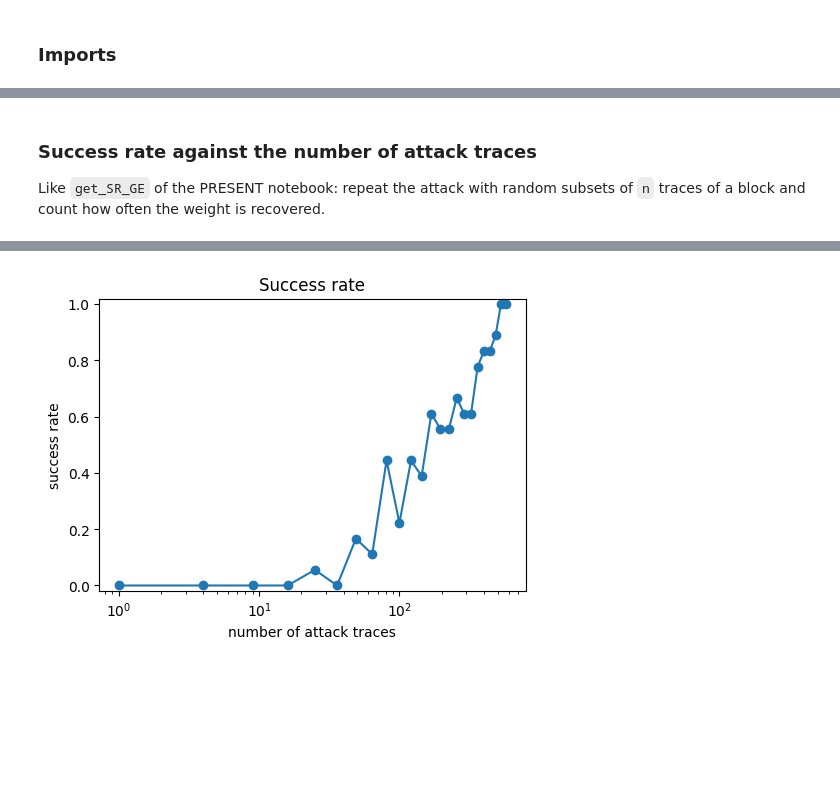
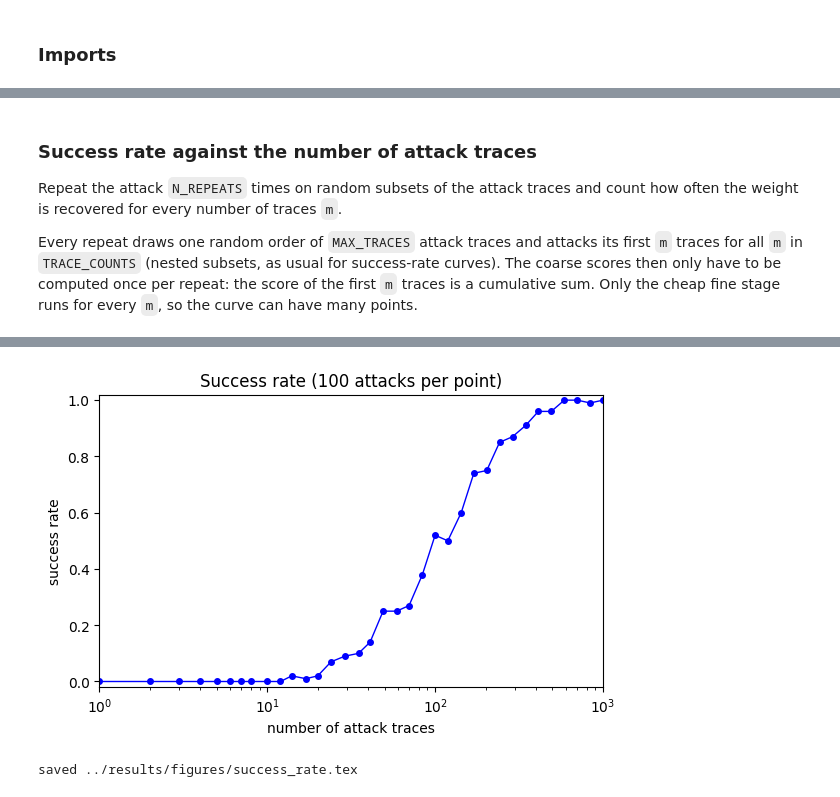
Before and after one commit to LubimPiskoty/CPA-of-NN-Weight-Parameters, a Jupyter notebook: analysis/TemplateDPA.ipynb, the cells around one changed output, grey strips where cells are left out. Cells and saved outputs as stored; diff of their text form; code cells hidden in the pictures; blank space fills up the shorter version.

```diff
--- a/analysis/TemplateDPA.ipynb
+++ b/analysis/TemplateDPA.ipynb
@@ -106,7 +170,7 @@ As in the PRESENT notebook the POIs are the samples that correlate most with the
 the whole float32 product, known for the profiling traces). A minimum distance between POIs avoids picking three
 neighbouring samples of the same peak.
 # %%
-K_COARSE, K_FINE = 8, 14
+K_COARSE, K_FINE, K_EXACT = 8, 14, 23
 N_POIS, POI_MIN_DIST = 3, 8
 
 labels = leak_class(p_inputs * p_weights, 23).astype(float)          # k = 23: all 32 bits of the product
@@ -173,8 +236,8 @@ def build_template(k):
 
     return dict(k=k, mean=mean, inv_cov=np.linalg.inv(cov), cov=cov, valid=valid, count=count)
 
-tpl_coarse, tpl_fine = build_template(K_COARSE), build_template(K_FINE)
-for name, tp in (('coarse', tpl_coarse), ('fine', tpl_fine)):
+tpl_coarse, tpl_fine, tpl_exact = build_template(K_COARSE), build_template(K_FINE), build_template(K_EXACT)
+for name, tp in (('coarse', tpl_coarse), ('fine', tpl_fine), ('exact', tpl_exact)):
     print(f"{name} templates (k={tp['k']}): {tp['valid'].sum()} of {len(tp['valid'])} classes measured, the others extrapolated")
 # %% [output]
 coarse templates (k=8): 9 of 18 classes measured, the others extrapolated
@@ -296,12 +389,6 @@ A weight counts as recovered when it is within `TOL` of the true value.
 # %%
 TOL = 5e-6
-results = []
-for blk in attack_blocks:
-    rec, _ = recover_weight(inputs[blk], traces[blk][:, POIS])
-    true_w = float(weights[blk[0]])
-    results.append((true_w, rec))
-    print(f"true {true_w:+.7f}  recovered {rec:+.7f}  error {abs(rec - true_w):.1e}  {'OK' if abs(rec - true_w) <= TOL else 'MISS'}")
-
-ok = np.array([abs(r - t) <= TOL for t, r in results])
-print(f"\n{ok.mean():.0%} of the {len(ok)} attack blocks recovered")
+rec, _ = recover_weight(a_inputs[:150], a_traces[:150, POIS])
+print(f"true {TRUE_W:+.7f}  recovered {rec:+.7f}  error {abs(rec - TRUE_W):.1e}  "
+      f"{'OK' if abs(rec - TRUE_W) <= TOL else 'MISS'}  ({len(a_inputs)} traces)")
 # %% [output]
@@ -333,31 +396,36 @@ plt.show()
 # %% [markdown]
 ### Success rate against the number of attack traces
 
-Like `get_SR_GE` of the PRESENT notebook: repeat the attack with random subsets of `n` traces of a block and count
-how often the weight is recovered.
+Repeat the attack `N_REPEATS` times on random subsets of the attack traces
+and count how often the weight is recovered for every number of traces `m`.
+
+Every repeat draws one random order of `MAX_TRACES` attack traces and attacks its first `m` traces for all `m` in
+`TRACE_COUNTS` (nested subsets, as usual for success-rate curves). The coarse scores then only have to be computed
+once per repeat: the score of the first `m` traces is a cumulative sum. Only the cheap fine stage runs for every `m`,
+so the curve can have many points.
 # %%
-TRACE_COUNTS = [i**2 for i in range(1, 25)]
-N_REPEATS = 3
-SR_BLOCKS = attack_blocks[:6]
+MAX_TRACES = min(1000, len(a_inputs))
+TRACE_COUNTS = np.unique(np.round(np.logspace(0, np.log10(MAX_TRACES), 40)).astype(int))
+N_REPEATS = 100
 
-sr = []
-for m in TRACE_COUNTS:
-    hits = []
-    for blk in SR_BLOCKS:
-        true_w = float(weights[blk[0]])
-        for _ in range(N_REPEATS):
-            sub = rng.choice(blk, min(m, len(blk)), replace=False)
-            rec, _ = recover_weight(inputs[sub], traces[sub][:, POIS])
-            hits.append(abs(rec - true_w) <= TOL)
-    sr.append(np.mean(hits))
-    print(f"{m:4d} traces: success rate {sr[-1]:.2f}")
+rng = np.random.default_rng(0)
+a_leak = a_traces[:, POIS]
+hits = np.zeros((N_REPEATS, len(TRACE_COUNTS)), dtype=bool)
+for r in (bar := trange(N_REPEATS, desc='success rate')):
+    sub = rng.permutation(len(a_inputs))[:MAX_TRACES]
+    x, leak = a_inputs[sub], a_leak[sub]
+    cum = np.cumsum(per_trace_loglik(grid, x, leak, tpl_coarse), axis=1)
+    for j, m in enumerate(TRACE_COUNTS):
+        rec, _ = refine(cum[:, m - 1], x[:m], leak[:m])
+        hits[r, j] = abs(rec - TRUE_W) <= TOL
+    bar.set_postfix(sr_max=f"{hits[:r + 1, -1].mean():.2f}")      # success rate at MAX_TRACES so far
+sr = hits.mean(axis=0)
 
-plt.figure(figsize=(5.5, 3.8))
-plt.plot(TRACE_COUNTS, sr, 'o-')
-plt.xscale('log')
-plt.ylim(-0.02, 1.02)
-plt.xlabel('number of attack traces')
-plt.ylabel('success rate')
-plt.title('Success rate')
-plt.show()
+for m, s in zip(TRACE_COUNTS, sr):
+    print(f"{m:5d} traces: success rate {s:.2f}")
+
+plot("success_rate",
+     [dict(x=TRACE_COUNTS, y=sr, marker='o', color='blue')],
+     xlabel='number of attack traces', ylabel='success rate', title=f'Success rate ({N_REPEATS} attacks per point)',
+     xlog=True, xlim=(1, MAX_TRACES), ylim=(-0.02, 1.02))
 # %% [output]
@@ -381 +449,2 @@ plt.show()
-[figure, old version]
+[figure, new version]
+saved ../results/figures/success_rate.tex
```
Also changed, not shown: parts of 25 cells of this notebook, 6 other files.
